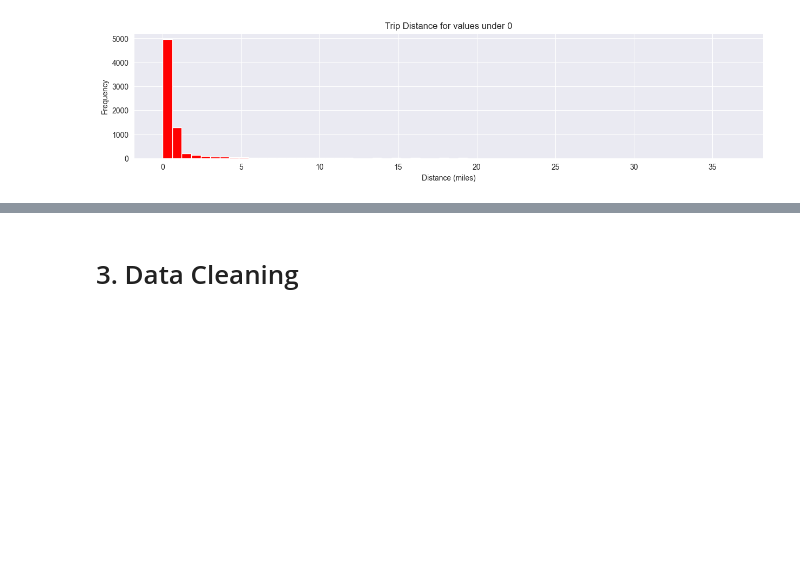
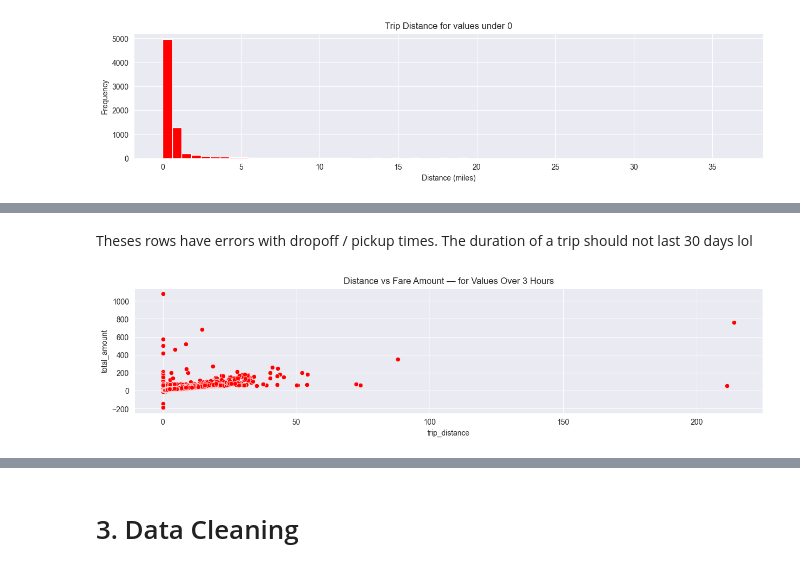
Before and after one commit to Cee-boop/New-York-Taxi-Analysis, a Jupyter notebook: presentable_notebook.ipynb, the cells around one changed output, grey strips where cells are left out. Saved outputs shown, nothing was run; the diff lists cells and outputs as text; code cells hidden in the pictures; blank space fills up the shorter version.

```diff
--- a/presentable_notebook.ipynb
+++ b/presentable_notebook.ipynb
@@ -244,0 +241,12 @@ Name: duration, Length: 7667792, dtype: object
+# %% [markdown]
+Theses rows have errors with dropoff / pickup times. The duration of a trip should not last 30 days lol
+# %%
+# Check hour value of duration
+hour_over_03 = df[df['duration'].apply(lambda x: int(x[-1].split(':')[0])) > 3]
+# %%
+plt.figure(figsize=(15, 3))
+plt.title('Distance vs Fare Amount — for Values Over 3 Hours')
+sns.scatterplot(data=hour_over_03, x='trip_distance', y='total_amount', color='red')
+plt.show()
+# %% [output]
+[figure, added]
```
Also changed, not shown: parts of 9 cells of this notebook.
